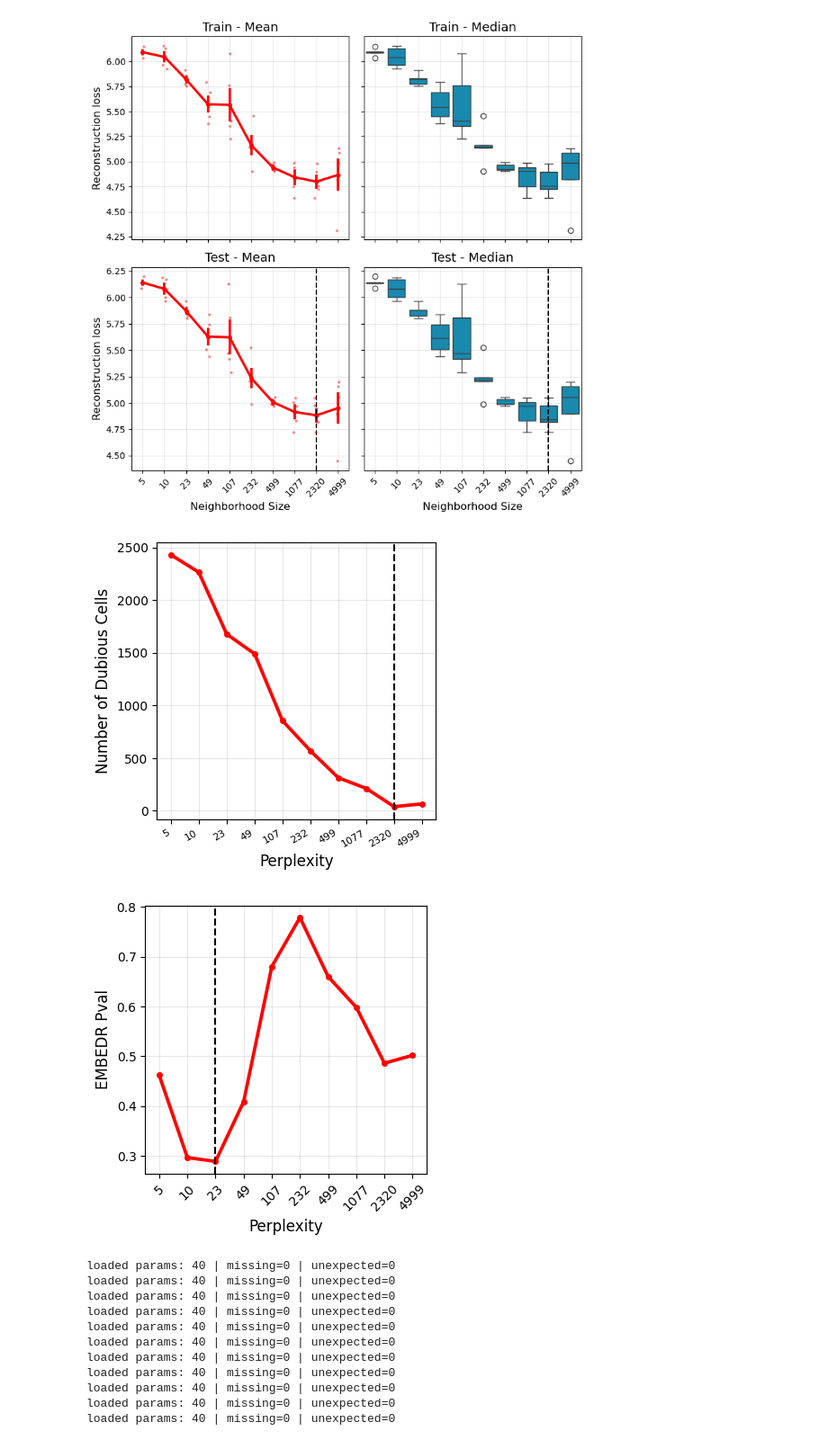
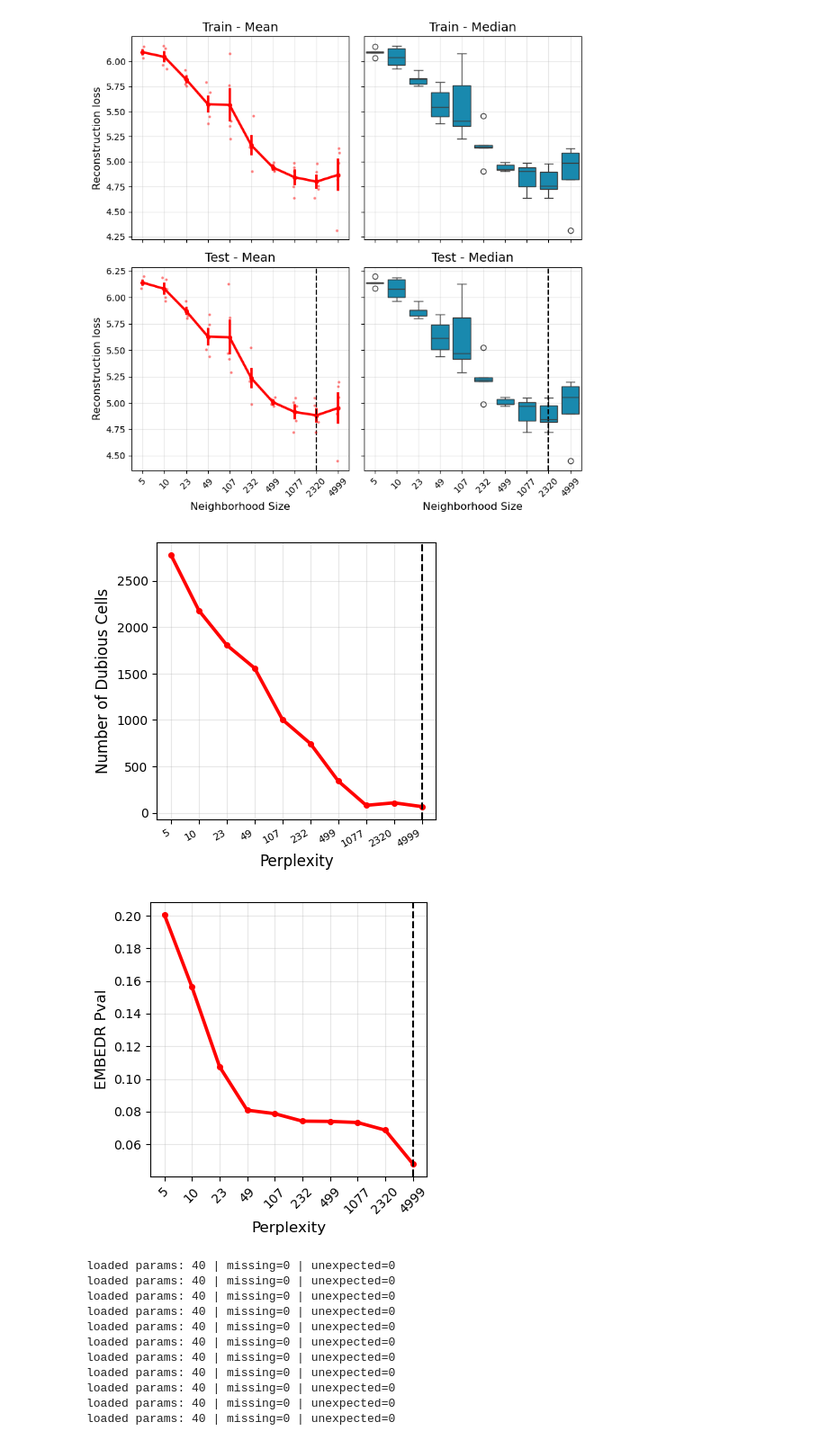
Before and after one commit to DataSlingers/MEDAL, a Jupyter notebook: notebooks/compare_teachers.ipynb, the cells around one changed output. Shown at 90% size. Saved outputs shown, nothing was run; the diff lists cells and outputs as text; code cells hidden in the pictures.

```diff
--- a/notebooks/compare_teachers.ipynb
+++ b/notebooks/compare_teachers.ipynb
@@ -13,5 +16,5 @@ import matplotlib.ticker as ticker
 # %%
-PATH_PREFIX = "/home/bnc2119/drd_data"
+PATH_PREFIX = "/share/ctn/users/bnc2119"
 # loading AE
 def load_trained_ae(ckpt_path, input_dim, hidden_dims, latent_dim=2, batchnorm=False):
     import sys, os
@@ -556,7 +585,7 @@ plt.show()
 # %% [output]
 [figure]
 # %%
-scdeed_analysis = pd.read_csv('/Users/irenechang/Downloads/MEDAL/comparisons/results_scdeed_tsne/tsne_best_hydra_train_num_dubious.csv')
+scdeed_analysis = pd.read_csv('/home/bnc2119/MEDAL/comparisons/results_scdeed_tsne/tsne_best_hydra_train_num_dubious.csv')
 umap_argmin = scdeed_analysis['number_dubious_cells'].idxmin()
 argmin_position = scdeed_analysis.index.tolist().index(umap_argmin)
 fig = plt.figure(figsize=(4, 4))
@@ -568,29 +597,29 @@ plt.ylabel("Number of Dubious Cells", fontsize=12)
 plt.grid(True, alpha=0.3)
 plt.show()
 # %% [output]
-[figure, old version]
+[figure, new version]
 # %%
 ## EMBEDR algorithm
-embedr_ = pd.read_csv(Path(PATH_PREFIX)/ 'comparisons/results_embedr_tsne_new/hydra_train/elbow_df.csv')
+embedr_ = pd.read_csv(Path(PATH_PREFIX)/ 'MEDAL/comparisons/results_embedr_tsne/hydra_train/elbow_df.csv')
 embedr_.sort_values(by='perplexity', inplace=True)
 embedr_tsne_argmin = embedr_.groupby('perplexity')['mean_embedr_pval'].mean().idxmin()
 unique_perp = sorted(embedr_['perplexity'].unique())
 pos_mean = unique_perp.index(embedr_tsne_argmin)
 
 fig = plt.figure(figsize=(4, 4))
 sns.pointplot(data=embedr_, x="perplexity", y="mean_embedr_pval", color="red", markersize=3)
 
 plt.grid(True, alpha=0.3)
 plt.xlabel("Perplexity", fontsize=12)
 plt.ylabel("EMBEDR Pval", fontsize=12)
 plt.setp(plt.gca().get_xticklabels(), rotation=45, ha='center')
 
 plt.axvline(x=pos_mean, ls='--', c='black')
 
 plt.tight_layout()
 plt.show()
 # %% [output]
-[figure, old version]
+[figure, new version]
 # %%
 hydra_umap_res_dict = []
 X, X_test, y, y_test = load_and_split("hydra", test_size=0.2, seed=0, labels=True)
```
Also changed, not shown: parts of 28 cells of this notebook, 13 other files.
